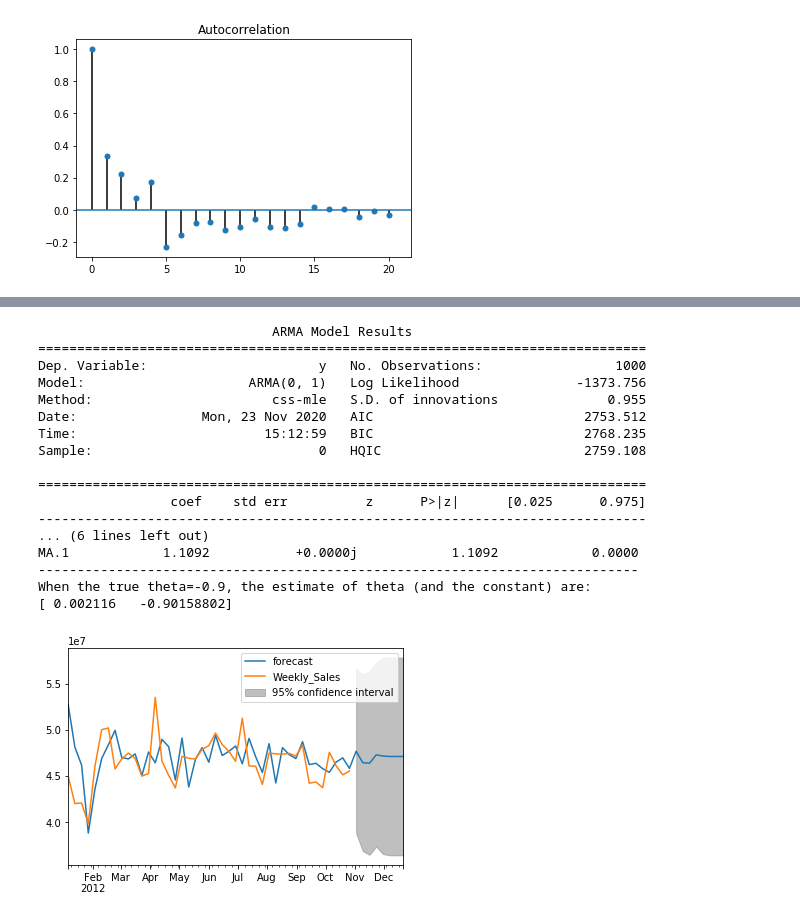
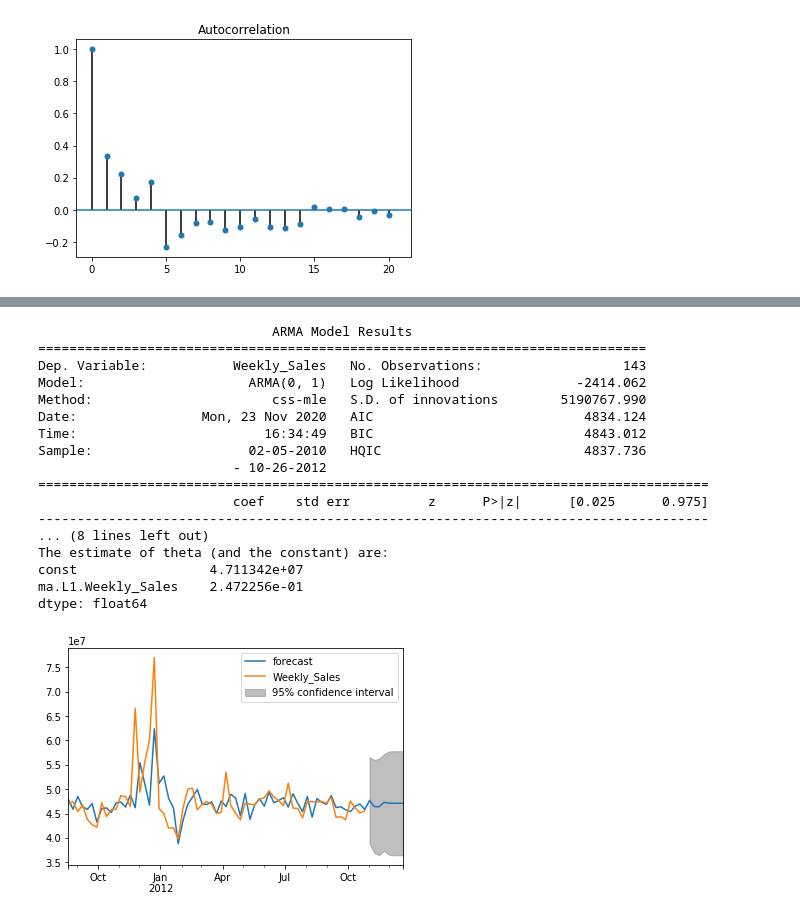
Before and after one commit to vladcherman/daip_forecasting, a Jupyter notebook: DAIP 3 Time Series Analysis.ipynb, the cells around one changed output, grey strips where cells are left out. Drawn from its saved outputs; the diff is of its cells as text; code cells hidden in the pictures.

```diff
--- a/DAIP 3 Time Series Analysis.ipynb
+++ b/DAIP 3 Time Series Analysis.ipynb
@@ -459,39 +475,39 @@ plt.show()
 # Import the ARMA module from statsmodels
 from statsmodels.tsa.arima_model import ARMA
 
-# Fit an MA(1) model to the first simulated data
-mod = ARMA(simulated_data_1, order=(0,1))
+# Fit an MA(1) model to ts
+mod = ARMA(ts, order=(0,1))
 res = mod.fit()
 
 # Print out summary information on the fit
 print(res.summary())
 
 # Print out the estimate for the constant and for theta
-print("When the true theta=-0.9, the estimate of theta (and the constant) are:")
+print("The estimate of theta (and the constant) are:")
 print(res.params)
 # %% [output]
                               ARMA Model Results
 ==============================================================================
-Dep. Variable:                      y   No. Observations:                 1000
-Model:                     ARMA(0, 1)   Log Likelihood               -1373.756
-Method:                       css-mle   S.D. of innovations              0.955
-Date:                Mon, 23 Nov 2020   AIC                           2753.512
-Time:                        15:12:59   BIC                           2768.235
-Sample:                             0   HQIC                          2759.108
-
-==============================================================================
-                 coef    std err          z      P>|z|      [0.025      0.975]
-------------------------------------------------------------------------------
-... (6 lines left out)
-MA.1            1.1092           +0.0000j            1.1092            0.0000
------------------------------------------------------------------------------
-When the true theta=-0.9, the estimate of theta (and the constant) are:
-[ 0.002116   -0.90158802]
+Dep. Variable:           Weekly_Sales   No. Observations:                  143
+Model:                     ARMA(0, 1)   Log Likelihood               -2414.062
+Method:                       css-mle   S.D. of innovations        5190767.990
+Date:                Mon, 23 Nov 2020   AIC                           4834.124
+Time:                        16:34:49   BIC                           4843.012
+Sample:                    02-05-2010   HQIC                          4837.736
+                         - 10-26-2012
+======================================================================================
+                         coef    std err          z      P>|z|      [0.025      0.975]
+--------------------------------------------------------------------------------------
+... (8 lines left out)
+The estimate of theta (and the constant) are:
+const                 4.711342e+07
+ma.L1.Weekly_Sales    2.472256e-01
+dtype: float64
 # %%
-# Forecast the first MA(1) model
+# Forecast the first MA(5) model
 mod = ARMA(ts, order=(0,5))
 res = mod.fit()
-res.plot_predict(start=100, end=150)
+res.plot_predict(start=80, end=150)
 plt.show()
 # %% [output]
-[figure, old version]
+[figure, new version]
```
Also changed, not shown: parts of 13 cells of this notebook.
